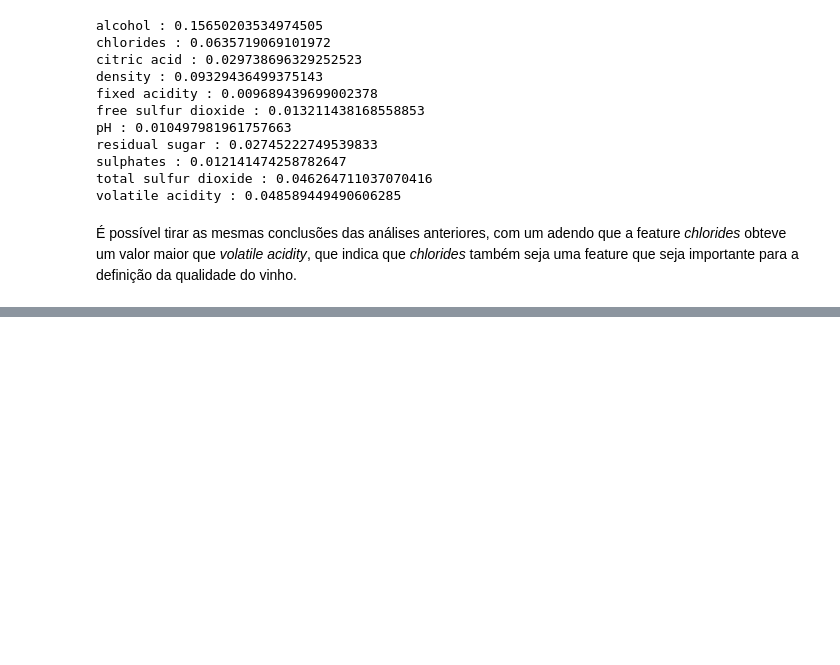
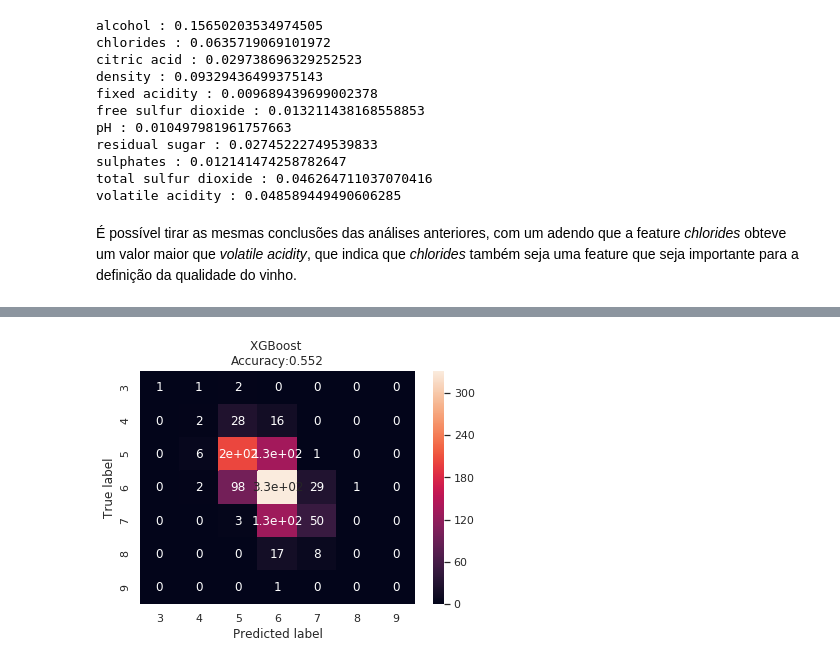
Before and after one commit to francnascimento/wine_quality, a Jupyter notebook: src/wine_quality.ipynb, the cells around one changed output, grey strips where cells are left out. Drawn from its saved outputs; the diff is of its cells as text; code cells hidden in the pictures; blank space fills up the shorter version.

Commit message:
feat: Adding modeling
Added model and evaluation part in the notebook, and improved some analysis.

```diff
--- a/src/wine_quality.ipynb
+++ b/src/wine_quality.ipynb
@@ -365,0 +561,24 @@ Treinamento de um modelo mais simples possível para comparação
+# %%
+models = []
+models.append(('Huber Regression', HuberRegressor(**clf_hf.best_params_)))
+models.append(('Ridge Regression', Ridge(**clf_rr.best_params_)))
+models.append(('Random Forest Classifier', RandomForestClassifier(**clf_rf.best_params_)))
+models.append(('XGBoosting Classifier', XGBClassifier(**clf_gbc.best_params_)))
+
+names = []
+mse_results = []
+acc_results = []
+f1_results = []
+
+for name, model in models:
+
+    model.fit(X_train, Y_train)
+    Y_pred = model.predict(X_test)
+
+    names.append(name)
+    mse_results.append(mean_squared_error(Y_test, Y_pred))
+    acc_results.append(accuracy_score(Y_test, treshold_predict(Y_pred)))
+    f1_results.append(f1_score(Y_test, treshold_predict(Y_pred), average='weighted'))
+
+results_df = pd.DataFrame.from_items([('names', names),('mse_results',mse_results),('acc_results',acc_results),('f1_results', f1_results)])
+results_df.sort_values(by=['acc_results'], ascending=False)
@@ -365,0 +591,22 @@ Treinamento de um modelo mais simples possível para comparação
+# %%
+model = XGBClassifier()
+
+model.fit(X_train, Y_train)
+Y_pred = model.predict(X_test)
+
+# Creates a confusion matrix
+cm = confusion_matrix(Y_test, treshold_predict(Y_pred))
+
+# Transform to df for easier plotting
+cm_df = pd.DataFrame(cm,
+                     index = ['3','4','5','6','7','8','9'],
+                     columns = ['3','4','5','6','7','8','9'])
+
+plt.figure(figsize=(5.5,4))
+sns.heatmap(cm_df, annot=True)
+plt.title('XGBoost \nAccuracy:{0:.3f}'.format(accuracy_score(Y_test, treshold_predict(Y_pred))))
+plt.ylabel('True label')
+plt.xlabel('Predicted label')
+plt.show()
+# %% [output]
+[figure, added]
```
Also changed, not shown: parts of 43 cells of this notebook.
